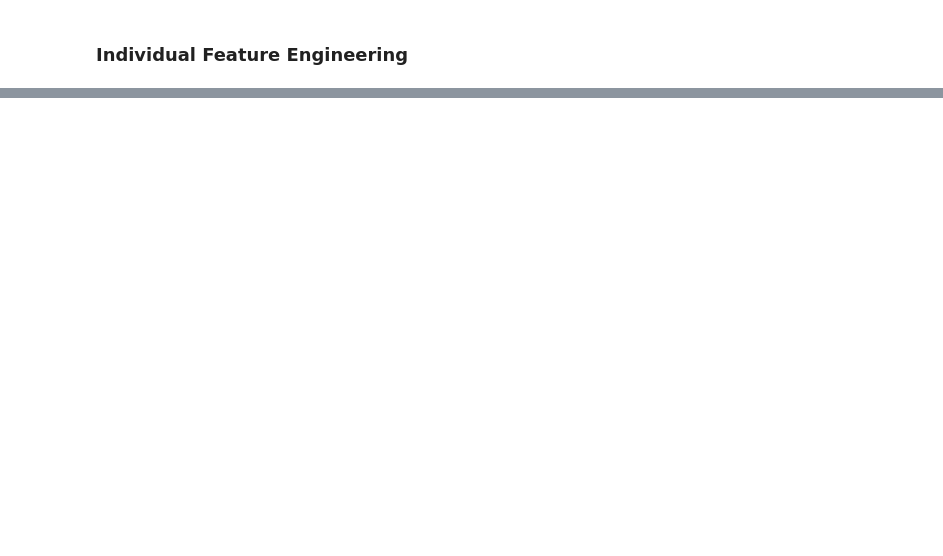
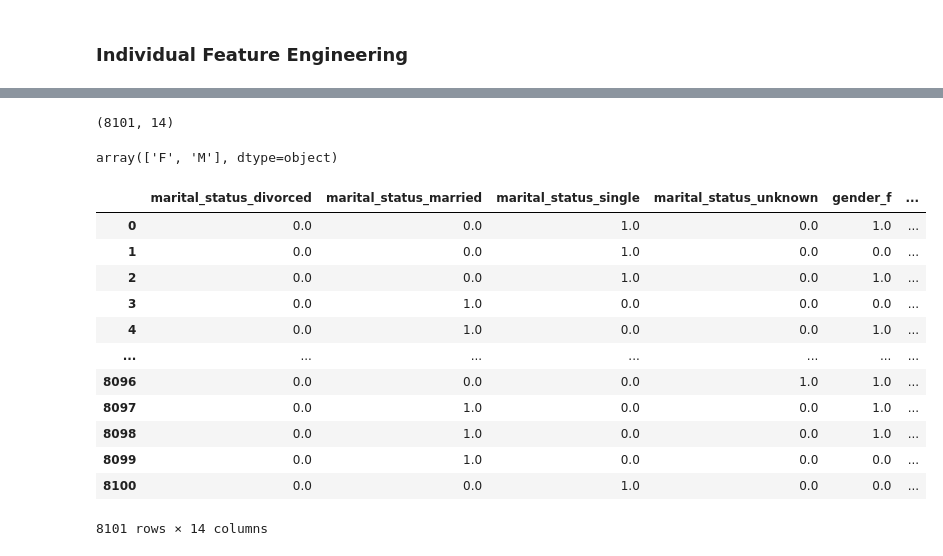
Before and after one commit to MUbarak123-56/bank-churners, a Jupyter notebook: 22-feature-engineering-pipeline.ipynb, the cells around one changed output, grey strips where cells are left out. Drawn from its saved outputs; the diff is of its cells as text; code cells hidden in the pictures; blank space fills up the shorter version.

```diff
--- a/22-feature-engineering-pipeline.ipynb
+++ b/22-feature-engineering-pipeline.ipynb
@@ -58,0 +99,4 @@ df2 = pipe.fit(df)
+# %%
+ct = ColumnTransformer([("ohe", one_hot, ["marital_status","gender","income_category"]),("min_max",min_max,["total_revolving_bal","credit_limit"])])
+# %%
+new_arr = ct.fit_transform(df)
@@ -58,0 +119,4 @@ df2 = pipe.fit(df)
+# %%
+new_arr.shape
+# %% [output]
+(8101, 14)
@@ -58,0 +125,40 @@ df2 = pipe.fit(df)
+# %%
+df["gender"].unique()
+# %% [output]
+array(['F', 'M'], dtype=object)
+# %%
+#columns = ["marital_status", "gender", "income_category", "total_revolving_bal","credit_limit"]
+columns = ["marital_status", "gender", "income_category", "total_revolving_bal","credit_limit"]
+
+new_df = pd.DataFrame(index = range(df.shape[0]))
+for col in columns:
+    if is_numeric_dtype(df[col]):
+        ct = ColumnTransformer([("min_max", min_max, [col])])
+        new_df[col + "_scaled"] = ct.fit_transform(df)
+        #df = df.drop(col, axis = 1)
+    elif is_string_dtype(df[col]):
+        elements = sorted(df[col].unique())
+        ct2 = ColumnTransformer([("ohe", one_hot, [col])])
+        if len(elements) > 2:
+            x = ct2.fit_transform(df).toarray()
+        elif len(elements) <= 2:
+            x = np.array(ct2.fit_transform(df))
+        for i in range(len(elements)):
+            new_df[col + "_" + elements[i].lower()] = x[:,i]
+        #df = df.drop(col, axis = 1)
+# %%
+new_df
+# %% [output]
+|  | marital_status_divorced | marital_status_married | marital_status_single | marital_status_unknown | gender_f | ... |
+| 0 | 0.0 | 0.0 | 1.0 | 0.0 | 1.0 | ... |
+| 1 | 0.0 | 0.0 | 1.0 | 0.0 | 0.0 | ... |
+| 2 | 0.0 | 0.0 | 1.0 | 0.0 | 1.0 | ... |
+| 3 | 0.0 | 1.0 | 0.0 | 0.0 | 0.0 | ... |
+| 4 | 0.0 | 1.0 | 0.0 | 0.0 | 1.0 | ... |
+| ... | ... | ... | ... | ... | ... | ... |
+| 8096 | 0.0 | 0.0 | 0.0 | 1.0 | 1.0 | ... |
+| 8097 | 0.0 | 1.0 | 0.0 | 0.0 | 1.0 | ... |
+| 8098 | 0.0 | 1.0 | 0.0 | 0.0 | 1.0 | ... |
+| 8099 | 0.0 | 1.0 | 0.0 | 0.0 | 0.0 | ... |
+| 8100 | 0.0 | 0.0 | 1.0 | 0.0 | 0.0 | ... |
+8101 rows × 14 columns
```
Also changed, not shown: parts of 34 cells of this notebook, 4 other files.
